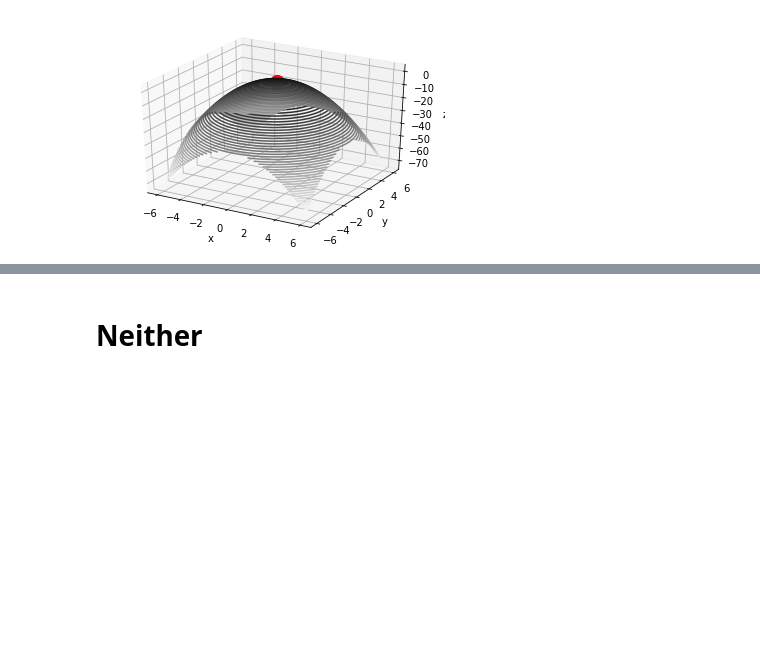
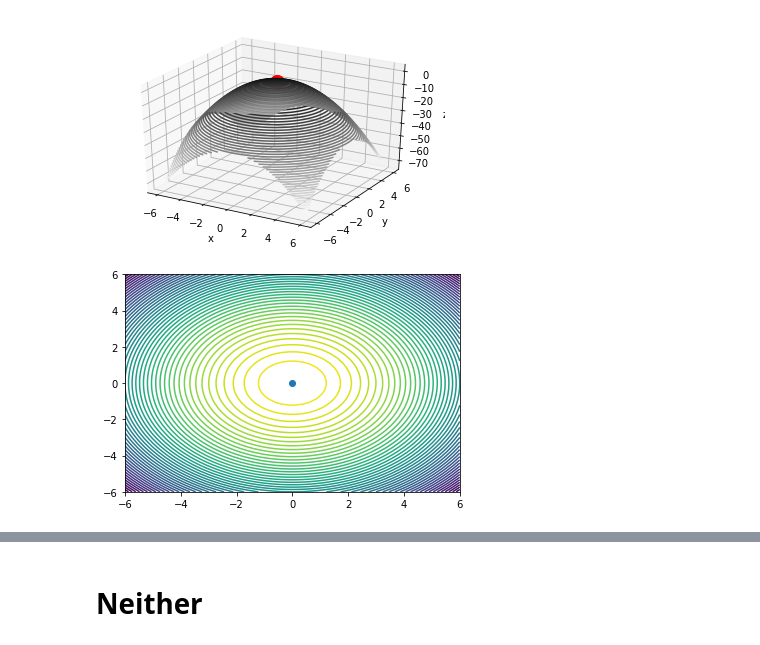
Before and after one commit to Michael-Siri/AI-CAP4630, a Jupyter notebook: HW_2/Homework2Question1.ipynb, the cells around one changed output, grey strips where cells are left out. Saved outputs shown, nothing was run; the diff lists cells and outputs as text; code cells hidden in the pictures; blank space fills up the shorter version.

```diff
--- a/HW_2/Homework2Question1.ipynb
+++ b/HW_2/Homework2Question1.ipynb
@@ -52,3 +73,10 @@ ax.scatter(xx[25], yy[25], alpha=1, color='r', s=200)
 # %% [output]
 <mpl_toolkits.mplot3d.art3d.Path3DCollection at 0x...>
 [figure]
+# %%
+#Contour plot
+plt.contour(XX,YY,ZZ, 50)
+plt.scatter(0,0)
+plt.show()
+# %% [output]
+[figure, added]
```
Also changed, not shown: parts of 8 cells of this notebook.
